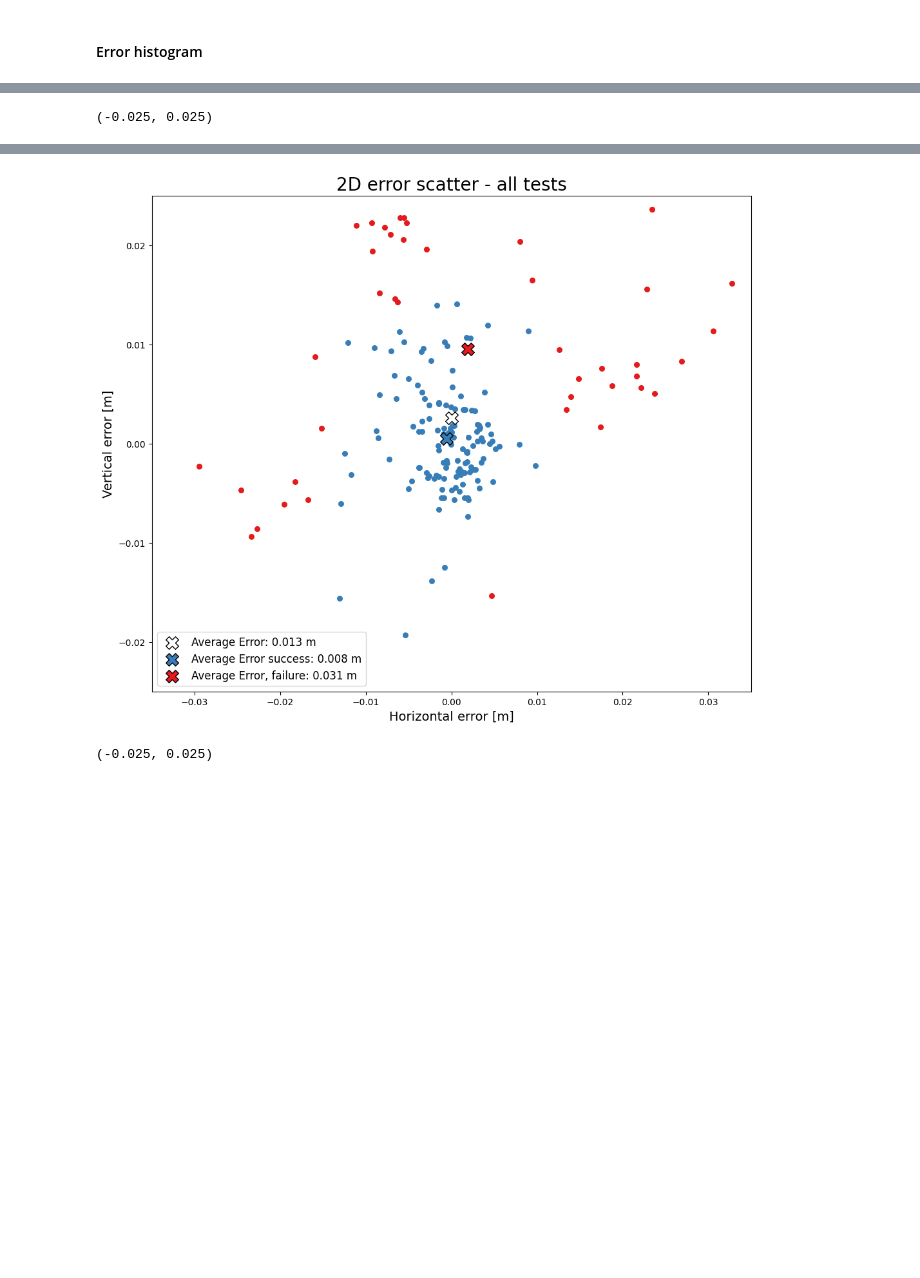
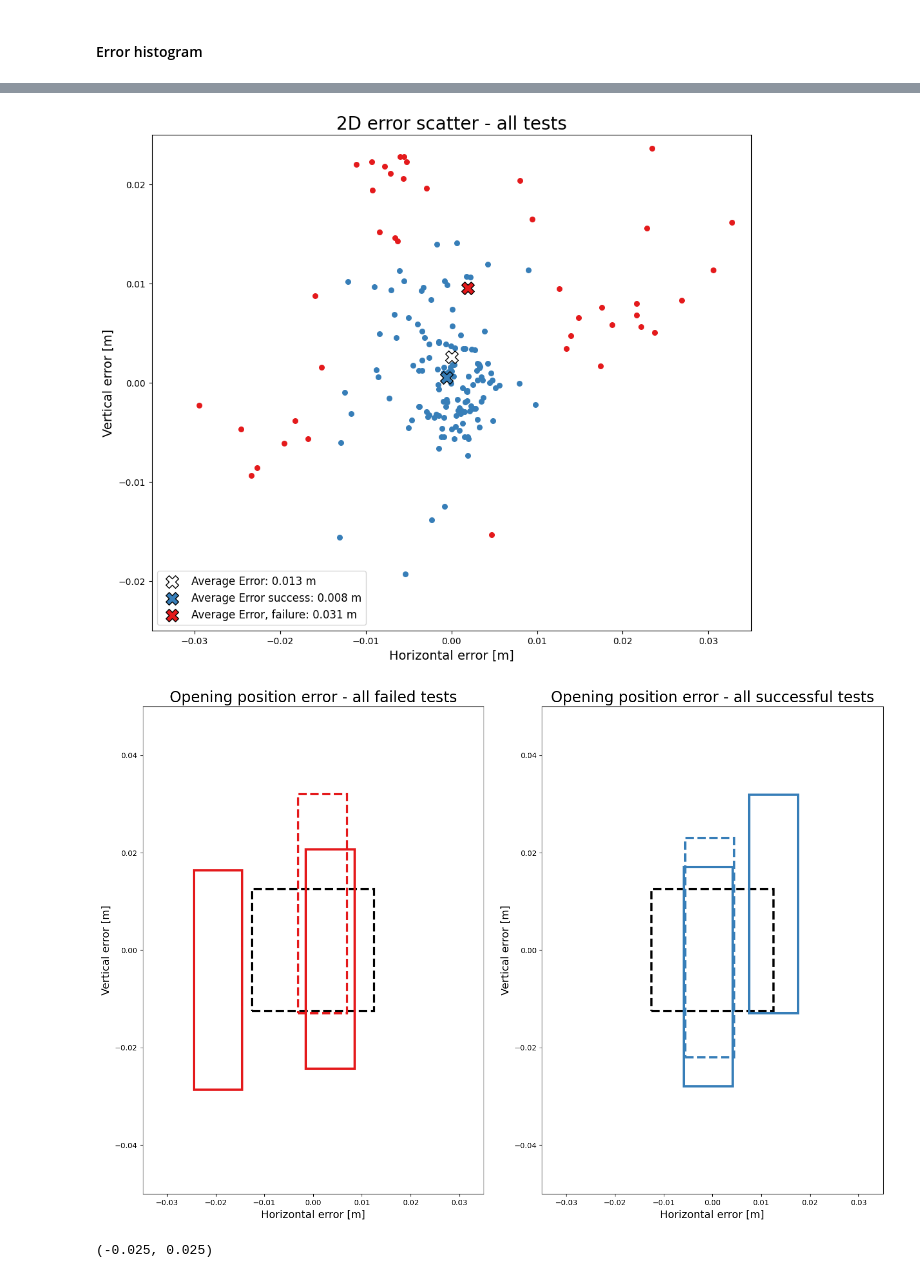
Before and after one commit to nicolas-duque/lerobot, a Jupyter notebook: lerobot/plots/eval_plots.ipynb, the cells around one changed output, grey strips where cells are left out. Cells and saved outputs as stored; diff of their text form; code cells hidden in the pictures; blank space fills up the shorter version.

Commit message:
Added opening plot

```diff
--- a/lerobot/plots/eval_plots.ipynb
+++ b/lerobot/plots/eval_plots.ipynb
@@ -723,7 +725,7 @@ fig2.tight_layout()
 bin_width = 0.005
 ########## GENERAL ERROR ANALYSIS ##########
 bins = np.arange(-0.04, 0.04+bin_width, bin_width)
-print(d_xy.shape)
+
 d_xy_reshape = d_xy.transpose(0,2,1).reshape(-1,3)
 avg_err_x = np.mean(d_xy_reshape[:, 1])
 avg_err_y = np.mean(d_xy_reshape[:, 0])
@@ -822,30 +824,60 @@ axs_gea_scatter.set_ylabel("Vertical error [m]", fontsize=14)
 axs_gea_scatter.set_xlim(-0.035, 0.035)
 axs_gea_scatter.set_ylim(-0.025, 0.025)
 
- ##########GENERAL ERROR ANALYSIS Known VS Unknown##########
-bins = np.arange(-0.04, 0.04+bin_width, bin_width)
+
+fig_gea_opening, axs_gea_opening = plt.subplots(1, 2, figsize=(15, 10))
 
 
-d_k_uk_x = [d_xy_known[:,1,:].flatten(), d_xy_unknown[:,1,:].flatten()]
-d_k_uk_y = [d_xy_known[:,0,:].flatten(), d_xy_unknown[:,0,:].flatten()]
+box_pos = [0,0]
+bottom_left = (box_pos[1]-0.0125,box_pos[0]-0.0125)
+rec_u = plt.Rectangle(bottom_left,0.025,0.025, ec='black', fc='none', rotation_point="center", linewidth=3, linestyle='--')
+axs_gea_opening[0].add_patch(rec_u)
+rec_s = plt.Rectangle(bottom_left,0.025,0.025, ec='black', fc='none', rotation_point="center", linewidth=3, linestyle='--')
+axs_gea_opening[1].add_patch(rec_s)
 
-fig8, axs8 = plt.subplots(1,2, figsize=(15, 7))
-axs8[0].hist(d_k_uk_x, bins=bins, label=['Known', 'Unknown'], stacked=False, color=colors[6:8])
-axs8[0].set_title("Horizontal error histogram - all tests: "+str(round(avg_err_x,4)) + " m")
-axs8[0].axvline(0.0125, color='green', linestyle='--')
-axs8[0].axvline(-0.0125, color='green', linestyle='--')
-axs8[0].axvline(avg_err_x, color='black', linestyle='--')
-axs8[0].axvline(avg_err_x_known, color=colors[6], linestyle='--')
-axs8[0].axvline(avg_err_x_unknown, color=colors[7], linestyle='--')
+closest_unsuccessful = np.argmin(d_xy_reshape[success == 0,2])
+print(closest_unsuccessful)
+rec_min_unsuccessful = plt.Rectangle((d_xy_reshape[closest_unsuccessful,1]-0.005, d_xy_reshape[closest_unsuccessful,0]-0.0225), 0.01, 0.045, ec=colors[0], fc='none', rotation_point="center", linewidth=3)
+axs_gea_opening[0].add_patch(rec_min_unsuccessful)
 
-axs8[1].hist(d_k_uk_y, bins=bins, orientation='horizontal', label=['Known', 'Unknown'], stacked=True,color=colors[6:8])
-axs8[1].set_title("Vertical error histogram - all tests: "+str(round(avg_err_y,4)) + " m")
-axs8[1].axhline(0.0125, color='green', linestyle='--')
-axs8[1].axhline(-0.0125, color='green', linestyle='--')
-axs8[1].axhline(avg_err_y, color='black', linestyle='--')
-axs8[1].axhline(avg_err_y_known, color=colors[6], linestyle='--')
-axs8[1].axhline(avg_err_y_unknown, color=colors[7], linestyle='--')
+farthest_unsuccessful = np.argmax(d_xy_reshape[success == 0,2])
+print(farthest_unsuccessful)
+rec_max_unsuccessful = plt.Rectangle((d_xy_reshape[farthest_unsuccessful,1]-0.005, d_xy_reshape[farthest_unsuccessful,0]-0.0225), 0.01, 0.045, ec=colors[0], fc='none', rotation_point="center", linewidth=3)
+axs_gea_opening[0].add_patch(rec_max_unsuccessful)
 
-axs8[0].legend(loc='upper right')
-axs8[1].legend(loc='upper right')
+mean_unsuccessful = np.mean(d_xy_reshape[success == 0,1])
+rec_mean_unsuccessful = plt.Rectangle((avg_err_x_failed-0.005, avg_err_y_failed-0.0225), 0.01, 0.045, ec=colors[0], fc='none', rotation_point="center", linewidth=3,linestyle='--')
+axs_gea_opening[0].add_patch(rec_mean_unsuccessful)
+
+axs_gea_opening[0].set_aspect('equal')
+axs_gea_opening[0].set_xlim(-0.035, 0.035)
+axs_gea_opening[0].set_ylim(-0.05, 0.05)
+
+axs_gea_opening[0].set_title("Opening position error - all failed tests",fontsize=20)
+axs_gea_opening[0].set_xlabel("Horizontal error [m]", fontsize=14)
+axs_gea_opening[0].set_ylabel("Vertical error [m]", fontsize=14)
+
+closest_successful = np.argmin(d_xy_reshape[success == 1,2])
+print(closest_successful)
+rec_min_successful = plt.Rectangle((d_xy_reshape[closest_successful,1]-0.005, d_xy_reshape[closest_successful,0]-0.0225), 0.01, 0.045, ec=colors[1], fc='none', rotation_point="center", linewidth=3)
+axs_gea_opening[1].add_patch(rec_min_successful)
+
+farthest_successful = np.argmax(d_xy_reshape[success == 1,2])
+print(farthest_successful)
+rec_max_successful = plt.Rectangle((d_xy_reshape[farthest_successful,1]-0.005, d_xy_reshape[farthest_successful,0]-0.0225), 0.01, 0.045, ec=colors[1], fc='none', rotation_point="center", linewidth=3)
+axs_gea_opening[1].add_patch(rec_max_successful)
+
+mean_successful = np.mean(d_xy_reshape[success == 1,2])
+rec_mean_successful = plt.Rectangle((avg_err_x_success-0.005, avg_err_y_success-0.0225), 0.01, 0.045, ec=colors[1], fc='none', rotation_point="center", linewidth=3,linestyle='--')
+axs_gea_opening[1].add_patch(rec_mean_successful)
+
+axs_gea_opening[1].set_aspect('equal')
+axs_gea_opening[1].set_xlim(-0.035, 0.035)
+axs_gea_opening[1].set_ylim(-0.05, 0.05)
+
+axs_gea_opening[1].set_title("Opening position error - all successful tests",fontsize=20)
+axs_gea_opening[1].set_xlabel("Horizontal error [m]", fontsize=14)
+axs_gea_opening[1].set_ylabel("Vertical error [m]", fontsize=14)
+
+fig_gea_opening.tight_layout()
 # %% [output]
@@ -853,8 +888,8 @@ axs8[1].legend(loc='upper right')
-(-0.025, 0.025)
 [figure]
 [figure]
 [figure]
 [figure]
+[figure, added]
 # %%
 ############UNKNOWN ERROR ANALYSIS############
 # Define bin width
```
Also changed, not shown: parts of 4 cells of this notebook.
